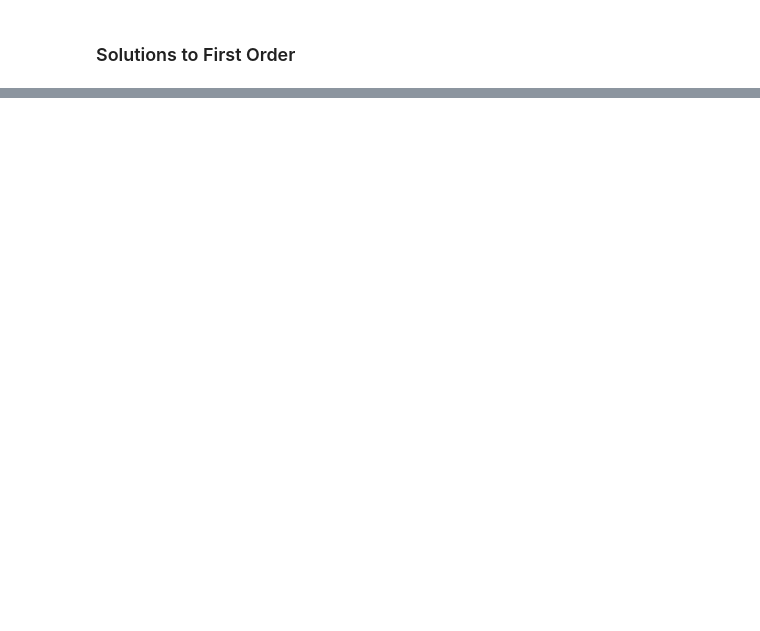
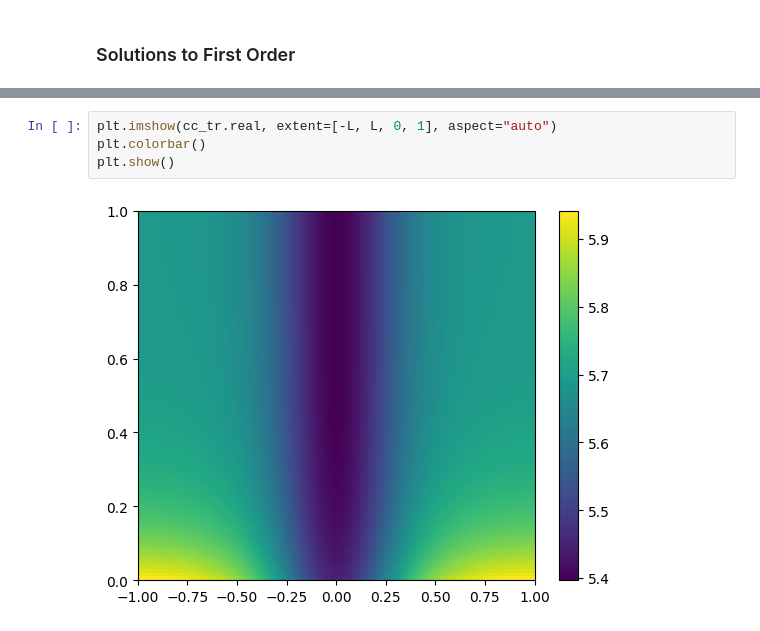
Before and after one commit to NiallOswald/photosurfactant, a Jupyter notebook: notebooks/linearised.ipynb, the cells around one changed output, grey strips where cells are left out. Saved outputs shown, nothing was run; the diff lists cells and outputs as text; blank space fills up the shorter version.

```diff
--- a/notebooks/linearised.ipynb
+++ b/notebooks/linearised.ipynb
@@ -519,0 +831,6 @@ sols = np.array([np.linalg.solve(sys[:, :-1, i], f[:, i]) for i in range(len(ome
+# %%
+plt.imshow(cc_tr.real, extent=[-L, L, 0, 1], aspect="auto")
+plt.colorbar()
+plt.show()
+# %% [output]
+[figure, added]
```
Also changed, not shown: parts of 62 cells of this notebook.
